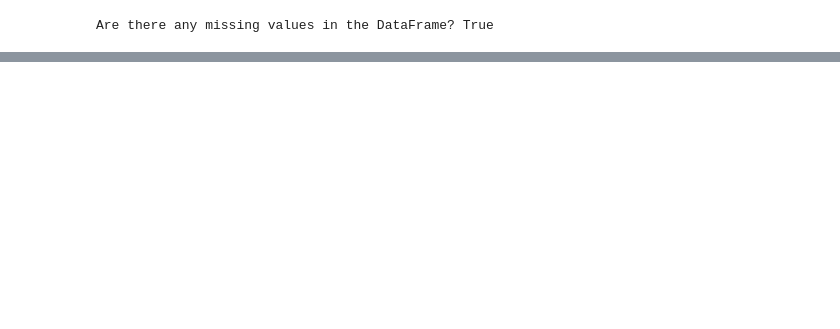
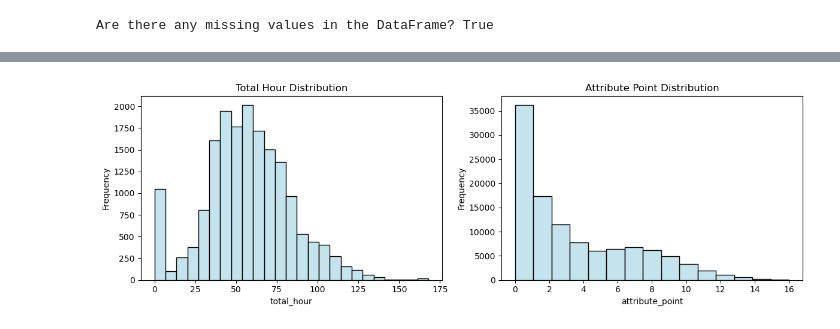
Before and after one commit to ECO225-W2024/project-one-code-duyaqi1, a Jupyter notebook: archive/Project1.ipynb, the cells around one changed output, grey strips where cells are left out. Cells and saved outputs as stored; diff of their text form; code cells hidden in the pictures; blank space fills up the shorter version.

```diff
--- a/archive/Project1.ipynb
+++ b/archive/Project1.ipynb
@@ -30,3 +34,4 @@ df_b_c = df_b.dropna()
 # %%
+df_b_c = df_b_c.copy()
 df_b_c.loc[:, 'business_success'] = df_b_c['stars'] * 0.5 + (100 - df_b_c['review_count'].rank(pct=True, ascending=False) * 100) / 40
 # Create the 'business_success' column.
@@ -88,0 +60,10 @@ print(df_b_c[['attribute_point']])
+# %%
+# Function to check credit card acceptance
+def check_credit_card(attr):
+    return 1 if attr.get('BusinessAcceptsCreditCards') == 'True' else 0
+df_b_c['accepts_credit_card'] = df_b_c['attributes'].apply(check_credit_card)
+
+# Combined function to check for business and bike parking
+def check_parking_options(attr):
+    return 1 if attr.get('BikeParking') == 'True' else 0
+df_b_c['bike_parking'] = df_b_c['attributes'].apply(check_parking_options)
@@ -124,0 +148,13 @@ print(df_b_c[['total_hour']])
+# %%
+fig, axes = plt.subplots(1,2, figsize=(12, 4))
+
+sns.histplot(df_b_c['total_hour'], bins=25, color='lightblue', edgecolor='black', alpha=0.7, stat='frequency', ax=axes[0])
+axes[0].set_title('Total Hour Distribution')
+
+sns.histplot(df_b_c['attribute_point'], bins=15, color='lightblue', edgecolor='black', alpha=0.7, stat='frequency', ax=axes[1])
+axes[1].set_title('Attribute Point Distribution')
+
+plt.tight_layout()
+plt.show()
+# %% [output]
+[figure, added]
```
Also changed, not shown: parts of 30 cells of this notebook.
